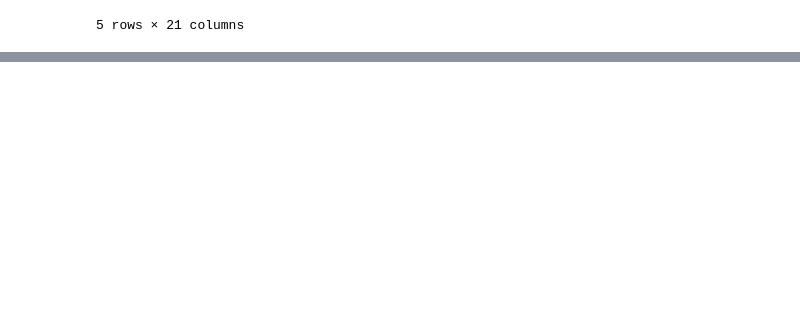
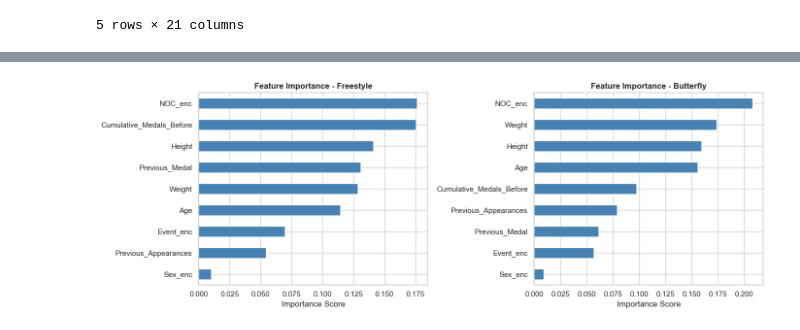
Before and after one commit to melinaay/Olympic_Prediction, a Jupyter notebook: 1.ipynb, the cells around one changed output, grey strips where cells are left out. Saved outputs shown, nothing was run; the diff lists cells and outputs as text; code cells hidden in the pictures; blank space fills up the shorter version.

```diff
--- a/1.ipynb
+++ b/1.ipynb
@@ -322,0 +429,28 @@ plt.show()
+# %%
+fig, axes = plt.subplots(1, 2, figsize=(14, 5))
+
+freestyle_rf = freestyle_models['Random Forest']
+butterfly_rf = butterfly_models['Random Forest']
+
+Features = [
+    'Age', 'Height', 'Weight',
+    'Sex_enc', 'Event_enc', 'NOC_enc',
+    'Previous_Appearances',
+    'Cumulative_Medals_Before',
+    'Previous_Medal'
+]
+
+for ax, (m, title) in zip(axes, [
+    (freestyle_rf, 'Freestyle'),
+    (butterfly_rf, 'Butterfly')
+]):
+    importances = pd.Series(m.feature_importances_, index=Features)
+    importances = importances.sort_values(ascending=True)
+    importances.plot(kind='barh', ax=ax, color='steelblue', edgecolor='white')
+    ax.set_title(f'Feature Importance - {title}', fontsize=12, fontweight='bold')
+    ax.set_xlabel('Importance Score')
+
+plt.tight_layout()
+plt.show()
+# %% [output]
+[figure, added]
```
Also changed, not shown: parts of 29 cells of this notebook.
